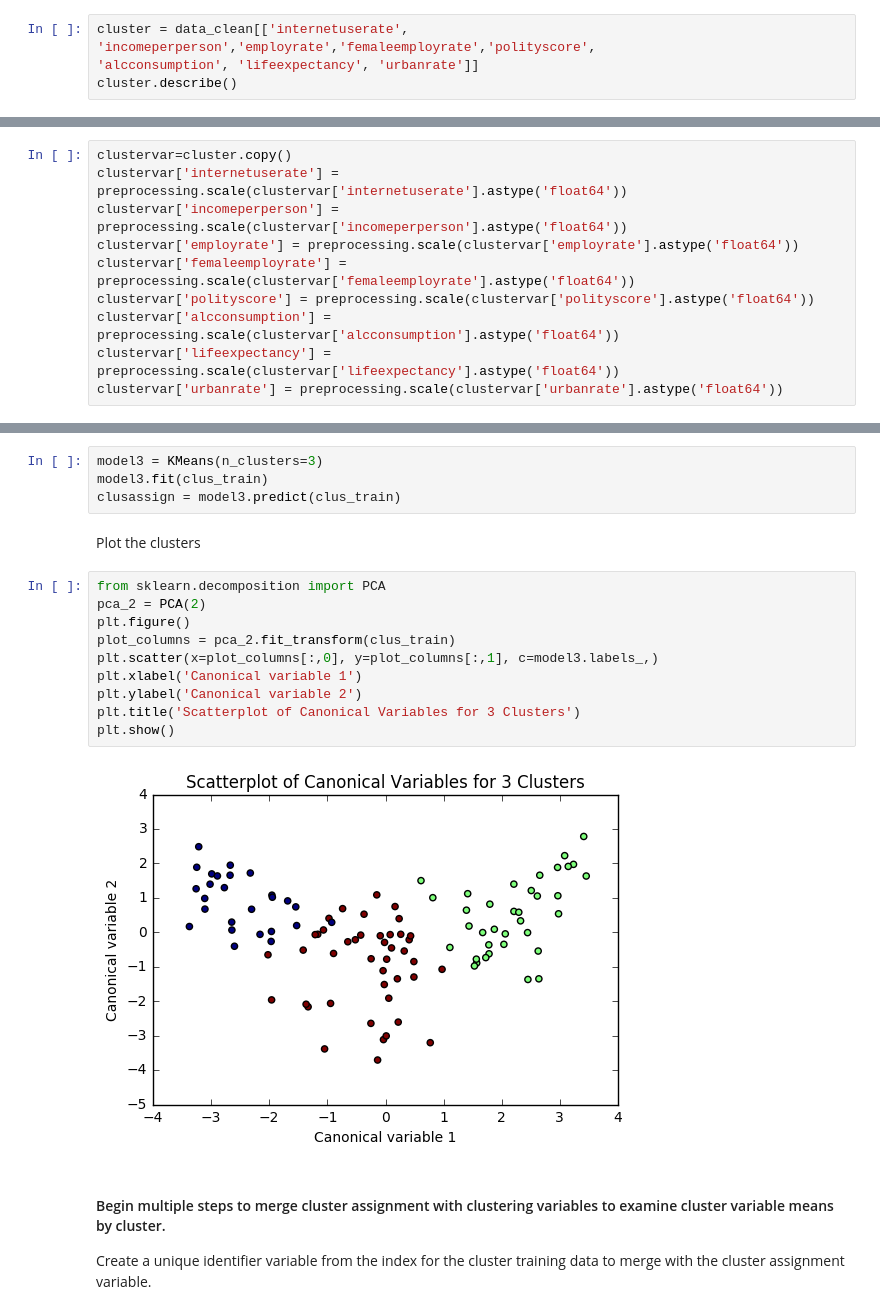
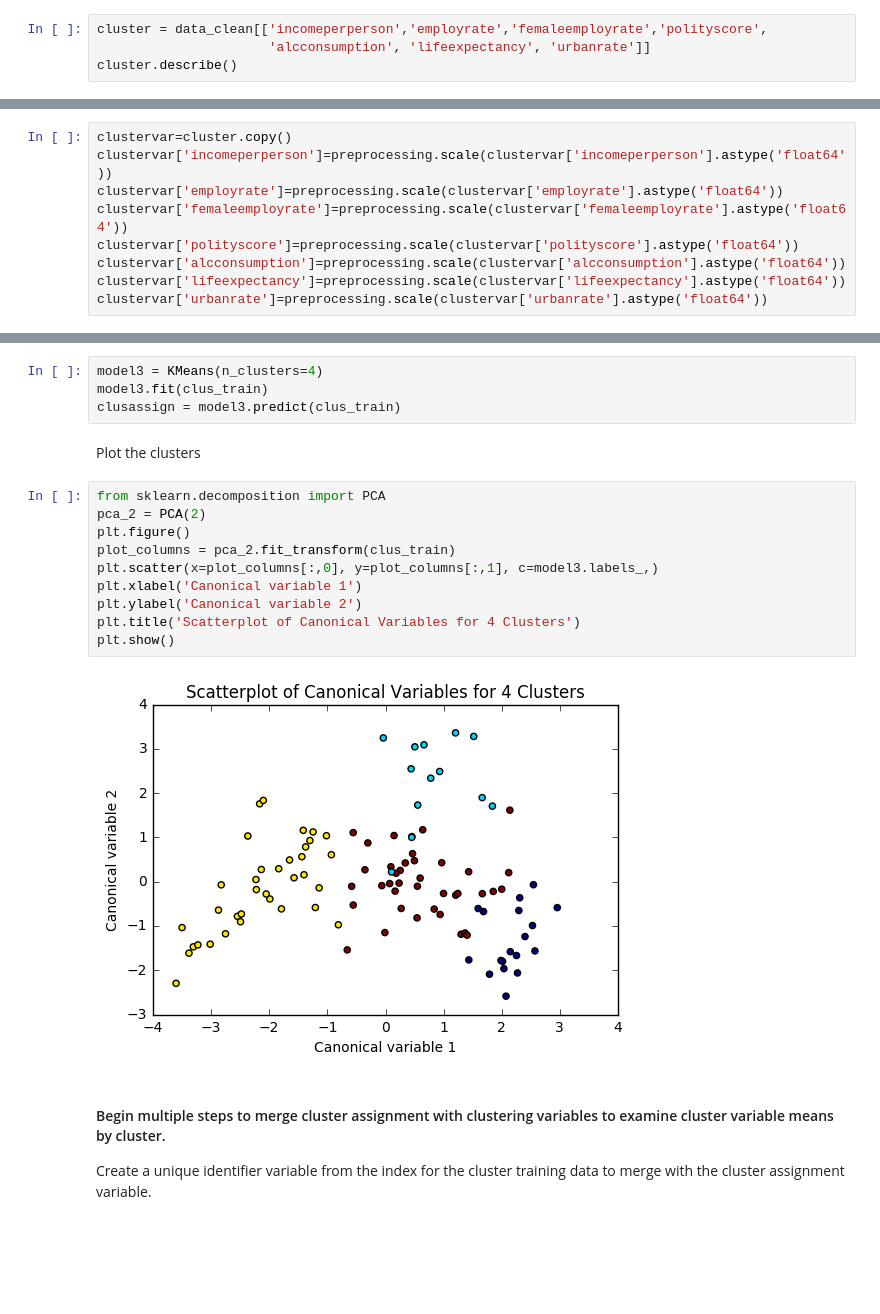
Before and after one commit to raffg/Coursera-Data-Analysis-and-Interpretation, a Jupyter notebook: 04 Machine Learning for Data Analysis - 04 Running a k-means Cluster Analysis.ipynb, the cells around one changed output, grey strips where cells are left out. Drawn from its saved outputs; the diff is of its cells as text; blank space fills up the shorter version.

```diff
--- a/04 Machine Learning for Data Analysis - 04 Running a k-means Cluster Analysis.ipynb
+++ b/04 Machine Learning for Data Analysis - 04 Running a k-means Cluster Analysis.ipynb
@@ -40,7 +40,7 @@ data_clean = sub1.dropna()
 # %% [markdown]
 Subset the clustering variables
 # %%
-cluster = data_clean[['internetuserate', 'incomeperperson','employrate','femaleemployrate','polityscore',
-'alcconsumption', 'lifeexpectancy', 'urbanrate']]
+cluster = data_clean[['incomeperperson','employrate','femaleemployrate','polityscore',
+                      'alcconsumption', 'lifeexpectancy', 'urbanrate']]
 cluster.describe()
 # %% [output]
@@ -57,14 +57,13 @@ cluster.describe()
 Standardize the clustering variables to have mean = 0 and standard deviation = 1
 # %%
 clustervar=cluster.copy()
-clustervar['internetuserate'] = preprocessing.scale(clustervar['internetuserate'].astype('float64'))
-clustervar['incomeperperson'] = preprocessing.scale(clustervar['incomeperperson'].astype('float64'))
-clustervar['employrate'] = preprocessing.scale(clustervar['employrate'].astype('float64'))
-clustervar['femaleemployrate'] = preprocessing.scale(clustervar['femaleemployrate'].astype('float64'))
-clustervar['polityscore'] = preprocessing.scale(clustervar['polityscore'].astype('float64'))
-clustervar['alcconsumption'] = preprocessing.scale(clustervar['alcconsumption'].astype('float64'))
-clustervar['lifeexpectancy'] = preprocessing.scale(clustervar['lifeexpectancy'].astype('float64'))
-clustervar['urbanrate'] = preprocessing.scale(clustervar['urbanrate'].astype('float64'))
+clustervar['incomeperperson']=preprocessing.scale(clustervar['incomeperperson'].astype('float64'))
+clustervar['employrate']=preprocessing.scale(clustervar['employrate'].astype('float64'))
+clustervar['femaleemployrate']=preprocessing.scale(clustervar['femaleemployrate'].astype('float64'))
+clustervar['polityscore']=preprocessing.scale(clustervar['polityscore'].astype('float64'))
+clustervar['alcconsumption']=preprocessing.scale(clustervar['alcconsumption'].astype('float64'))
+clustervar['lifeexpectancy']=preprocessing.scale(clustervar['lifeexpectancy'].astype('float64'))
+clustervar['urbanrate']=preprocessing.scale(clustervar['urbanrate'].astype('float64'))
 # %% [markdown]
 Split the data into train and test sets
 # %%
@@ -95,7 +94,7 @@ plt.show()
 # %% [markdown]
 Interpret 3 cluster solution
 # %%
-model3 = KMeans(n_clusters=3)
+model3 = KMeans(n_clusters=4)
 model3.fit(clus_train)
 clusassign = model3.predict(clus_train)
 # %% [markdown]
@@ -103,15 +102,15 @@ Plot the clusters
 # %%
 from sklearn.decomposition import PCA
 pca_2 = PCA(2)
 plt.figure()
 plot_columns = pca_2.fit_transform(clus_train)
 plt.scatter(x=plot_columns[:,0], y=plot_columns[:,1], c=model3.labels_,)
 plt.xlabel('Canonical variable 1')
 plt.ylabel('Canonical variable 2')
-plt.title('Scatterplot of Canonical Variables for 3 Clusters')
+plt.title('Scatterplot of Canonical Variables for 4 Clusters')
 plt.show()
 # %% [output]
-[figure, old version]
+[figure, new version]
 # %% [markdown]
 #### Begin multiple steps to merge cluster assignment with clustering variables to examine cluster variable means by cluster.
 
```
Also changed, not shown: parts of 12 cells of this notebook.
